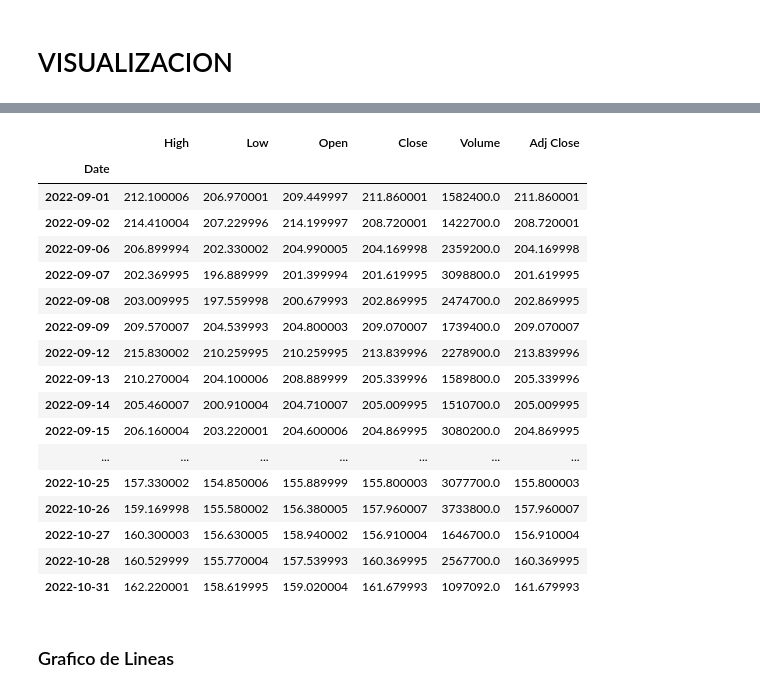
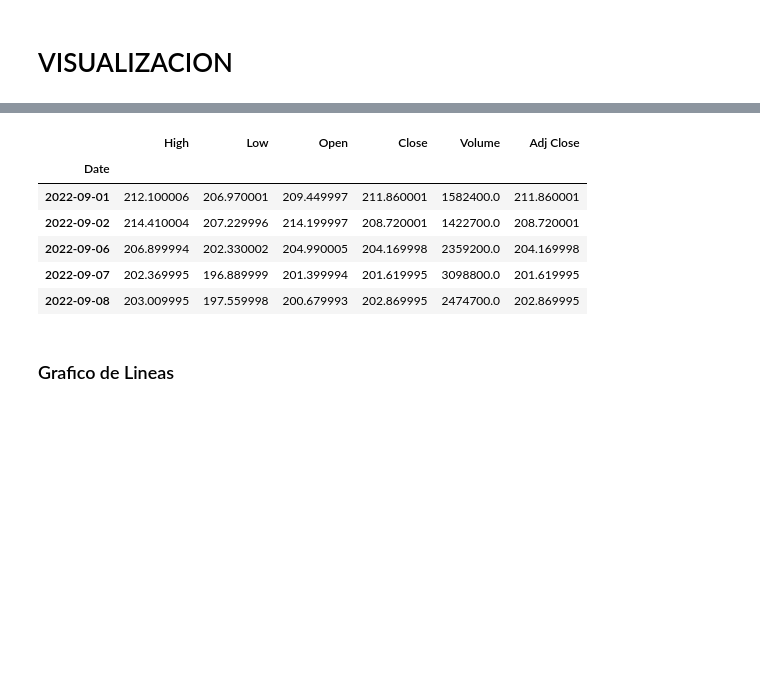
Before and after one commit to gabilang12/finanzas_corporativas, a Jupyter notebook: fc_parte_5.ipynb, the cells around one changed output, grey strips where cells are left out. Cells and saved outputs as stored; diff of their text form; code cells hidden in the pictures; blank space fills up the shorter version.

```diff
--- a/fc_parte_5.ipynb
+++ b/fc_parte_5.ipynb
@@ -21,33 +40,22 @@ You should consider upgrading via the 'c:\Users\Usuario\AppData\Local\Programs\P
 # %%
 #importamos lo datos
 from pandas_datareader import data as  pdr
 from datetime import datetime
 
 start = datetime(2022, 9, 1)
 end = datetime(2022, 10, 31)
 
 index = 'FDX'
 df = pdr.get_data_yahoo(index, start = start, end = end)
-df
+df.head()
 # %% [output]
 |  | High | Low | Open | Close | Volume | Adj Close |
 | Date |  |  |  |  |  |  |
 | 2022-09-01 | 212.100006 | 206.970001 | 209.449997 | 211.860001 | 1582400.0 | 211.860001 |
 | 2022-09-02 | 214.410004 | 207.229996 | 214.199997 | 208.720001 | 1422700.0 | 208.720001 |
 | 2022-09-06 | 206.899994 | 202.330002 | 204.990005 | 204.169998 | 2359200.0 | 204.169998 |
 | 2022-09-07 | 202.369995 | 196.889999 | 201.399994 | 201.619995 | 3098800.0 | 201.619995 |
 | 2022-09-08 | 203.009995 | 197.559998 | 200.679993 | 202.869995 | 2474700.0 | 202.869995 |
-| 2022-09-09 | 209.570007 | 204.539993 | 204.800003 | 209.070007 | 1739400.0 | 209.070007 |
-| 2022-09-12 | 215.830002 | 210.259995 | 210.259995 | 213.839996 | 2278900.0 | 213.839996 |
-| 2022-09-13 | 210.270004 | 204.100006 | 208.889999 | 205.339996 | 1589800.0 | 205.339996 |
-| 2022-09-14 | 205.460007 | 200.910004 | 204.710007 | 205.009995 | 1510700.0 | 205.009995 |
-| 2022-09-15 | 206.160004 | 203.220001 | 204.600006 | 204.869995 | 3080200.0 | 204.869995 |
-| ... | ... | ... | ... | ... | ... | ... |
-| 2022-10-25 | 157.330002 | 154.850006 | 155.889999 | 155.800003 | 3077700.0 | 155.800003 |
-| 2022-10-26 | 159.169998 | 155.580002 | 156.380005 | 157.960007 | 3733800.0 | 157.960007 |
-| 2022-10-27 | 160.300003 | 156.630005 | 158.940002 | 156.910004 | 1646700.0 | 156.910004 |
-| 2022-10-28 | 160.529999 | 155.770004 | 157.539993 | 160.369995 | 2567700.0 | 160.369995 |
-| 2022-10-31 | 162.220001 | 158.619995 | 159.020004 | 161.679993 | 1097092.0 | 161.679993 |
 # %% [markdown]
 ### Grafico de Lineas
 # %%
```
Also changed, not shown: parts of 6 cells of this notebook.
